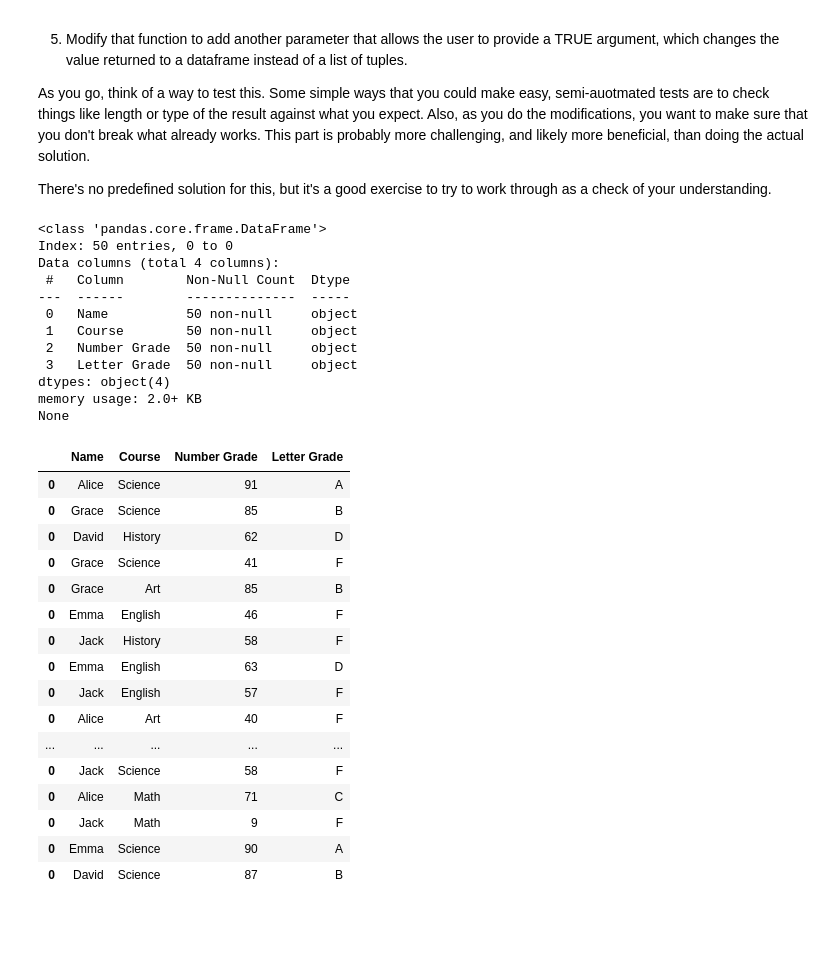
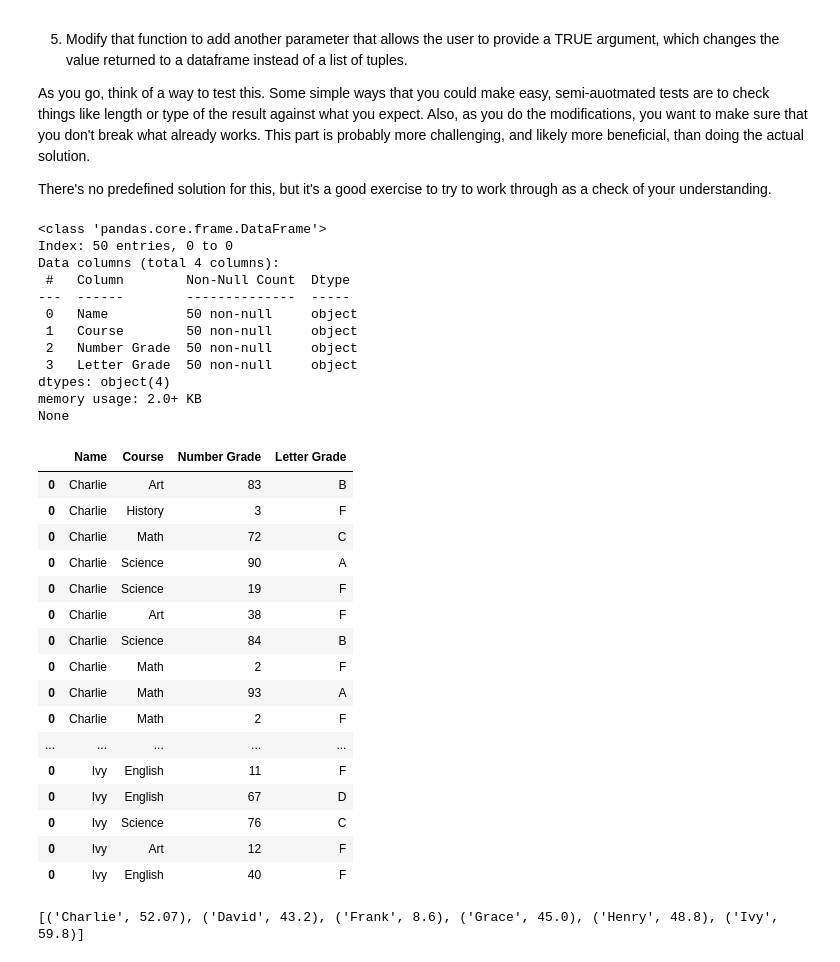
Before and after one commit to KVOclares/Programming_Basics_for_Machine_Learning_Students, a Jupyter notebook: workbooks/005_file_access.ipynb, the cells around one changed output. Drawn from its saved outputs; the diff is of its cells as text; code cells hidden in the pictures; blank space fills up the shorter version.

```diff
--- a/workbooks/005_file_access.ipynb
+++ b/workbooks/005_file_access.ipynb
@@ -486,47 +486,80 @@ for i in range(len(names)):
             letter_grade = 'A'
         elif number_grade >= 80:
             letter_grade = 'B'
         elif number_grade >= 70:
             letter_grade = 'C'
         elif number_grade >= 60:
             letter_grade = 'D'
         else:
             letter_grade = 'F'
 
         # Append row to dataframe
         #df = df.append({'Name': name, 'Student ID': student_id, 'Course': course, 'Number Grade': number_grade, 'Letter Grade': letter_grade}, ignore_index=True)
         df = pd.concat([df, pd.DataFrame({'Name': [name], 'Course': [course], 'Number Grade': [number_grade], 'Letter Grade': [letter_grade]})])
 
 # Print the dataframe
 print(df.info())
-df.sample(20)
+df.sample(50).sort_values(by = 'Name')
 # %% [output]
 <class 'pandas.core.frame.DataFrame'>
 Index: 50 entries, 0 to 0
 Data columns (total 4 columns):
  #   Column        Non-Null Count  Dtype
 ---  ------        --------------  -----
  0   Name          50 non-null     object
  1   Course        50 non-null     object
  2   Number Grade  50 non-null     object
  3   Letter Grade  50 non-null     object
 dtypes: object(4)
 memory usage: 2.0+ KB
 None
 |  | Name | Course | Number Grade | Letter Grade |
-| 0 | Alice | Science | 91 | A |
-| 0 | Grace | Science | 85 | B |
-| 0 | David | History | 62 | D |
-| 0 | Grace | Science | 41 | F |
-| 0 | Grace | Art | 85 | B |
-| 0 | Emma | English | 46 | F |
-| 0 | Jack | History | 58 | F |
-| 0 | Emma | English | 63 | D |
-| 0 | Jack | English | 57 | F |
-| 0 | Alice | Art | 40 | F |
+| 0 | Charlie | Art | 83 | B |
+| 0 | Charlie | History | 3 | F |
+| 0 | Charlie | Math | 72 | C |
+| 0 | Charlie | Science | 90 | A |
+| 0 | Charlie | Science | 19 | F |
+| 0 | Charlie | Art | 38 | F |
+| 0 | Charlie | Science | 84 | B |
+| 0 | Charlie | Math | 2 | F |
+| 0 | Charlie | Math | 93 | A |
+| 0 | Charlie | Math | 2 | F |
 | ... | ... | ... | ... | ... |
-| 0 | Jack | Science | 58 | F |
-| 0 | Alice | Math | 71 | C |
-| 0 | Jack | Math | 9 | F |
-| 0 | Emma | Science | 90 | A |
-| 0 | David | Science | 87 | B |
+| 0 | Ivy | English | 11 | F |
+| 0 | Ivy | English | 67 | D |
+| 0 | Ivy | Science | 76 | C |
+| 0 | Ivy | Art | 12 | F |
+| 0 | Ivy | English | 40 | F |
+# %%
+def Dataframe_Mod(Dataframe, Class):
+    Modified_DF = []
+    user_input = None
+    Average = 'Number Grade'
+
+    #print("Please Type one of the following Student or Class: ")
+    #user_input = input()
+
+    #if user_input == 'Class':
+    #    Name = 'Course'
+    #elif user_input == 'Student':
+    #    Name = 'Name'
+    #else:
+    #    user_input = None
+    #    return print("Error")
+
+    if Class == True:
+        Name = 'Course'
+    else:
+        Name = 'Name'
+
+    Stored_DF = Dataframe.groupby(Name, as_index = 0).agg({Average: 'mean'}).values#.tolist()
+    for Sample in Stored_DF:
+        Modified_DF.append((Sample[0], round(Sample[1], 2)))
+
+    return Modified_DF
+
+
+print(Dataframe_Mod(df, Class = False))
+#df.groupby('Name')
+# %% [output]
+[('Charlie', 52.07), ('David', 43.2), ('Frank', 8.6), ('Grace', 45.0), ('Henry', 48.8), ('Ivy', 59.8)]
```
Also changed, not shown: 4 other files.
